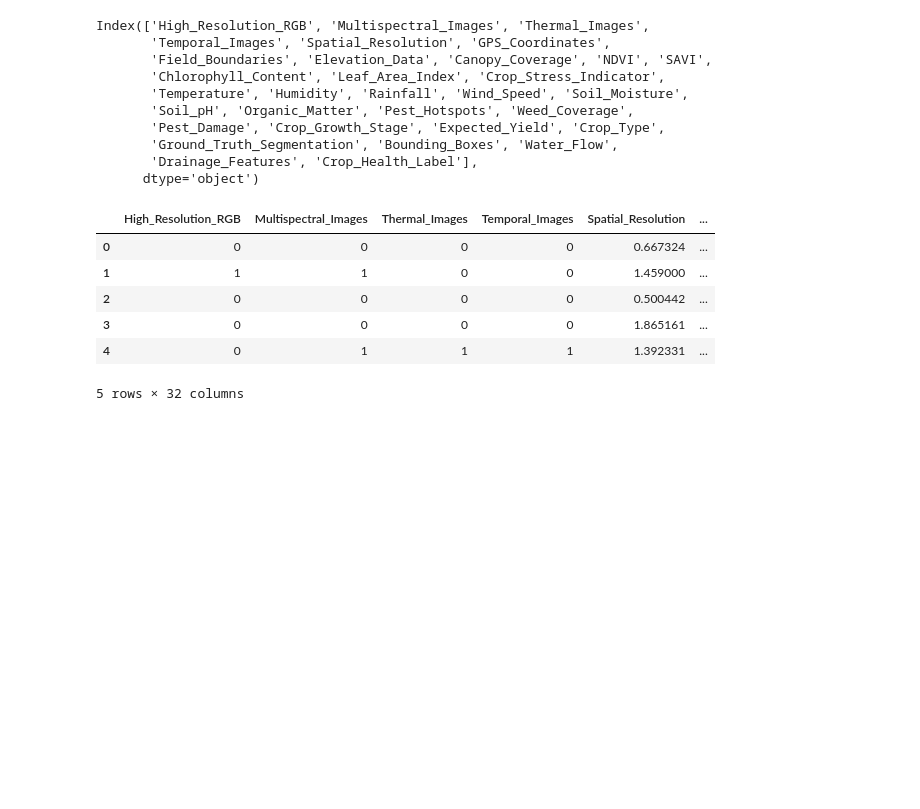
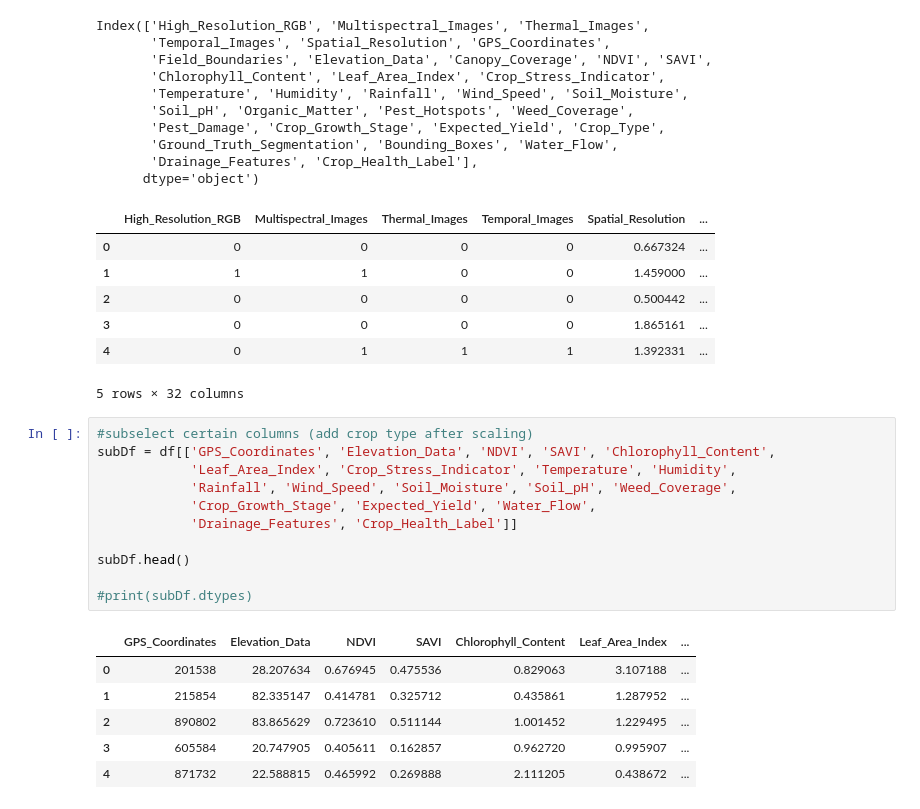
Before and after one commit to minjusun/AgricultureDataModeling, a Jupyter notebook: relPlot.ipynb, the cells around one changed output. Cells and saved outputs as stored; diff of their text form; blank space fills up the shorter version.

```diff
--- a/relPlot.ipynb
+++ b/relPlot.ipynb
@@ -27,3 +27,21 @@ Index(['High_Resolution_RGB', 'Multispectral_Images', 'Thermal_Images',
 | 3 | 0 | 0 | 0 | 0 | 1.865161 | ... |
 | 4 | 0 | 1 | 1 | 1 | 1.392331 | ... |
 5 rows × 32 columns
+# %%
+#subselect certain columns (add crop type after scaling)
+subDf = df[['GPS_Coordinates', 'Elevation_Data', 'NDVI', 'SAVI', 'Chlorophyll_Content',
+            'Leaf_Area_Index', 'Crop_Stress_Indicator', 'Temperature', 'Humidity',
+            'Rainfall', 'Wind_Speed', 'Soil_Moisture', 'Soil_pH', 'Weed_Coverage',
+            'Crop_Growth_Stage', 'Expected_Yield', 'Water_Flow',
+            'Drainage_Features', 'Crop_Health_Label']]
+
+subDf.head()
+
+#print(subDf.dtypes)
+# %% [output]
+|  | GPS_Coordinates | Elevation_Data | NDVI | SAVI | Chlorophyll_Content | Leaf_Area_Index | ... |
+| 0 | 201538 | 28.207634 | 0.676945 | 0.475536 | 0.829063 | 3.107188 | ... |
+| 1 | 215854 | 82.335147 | 0.414781 | 0.325712 | 0.435861 | 1.287952 | ... |
+| 2 | 890802 | 83.865629 | 0.723610 | 0.511144 | 1.001452 | 1.229495 | ... |
+| 3 | 605584 | 20.747905 | 0.405611 | 0.162857 | 0.962720 | 0.995907 | ... |
+| 4 | 871732 | 22.588815 | 0.465992 | 0.269888 | 2.111205 | 0.438672 | ... |
```
Also changed, not shown: parts of 9 cells of this notebook.
